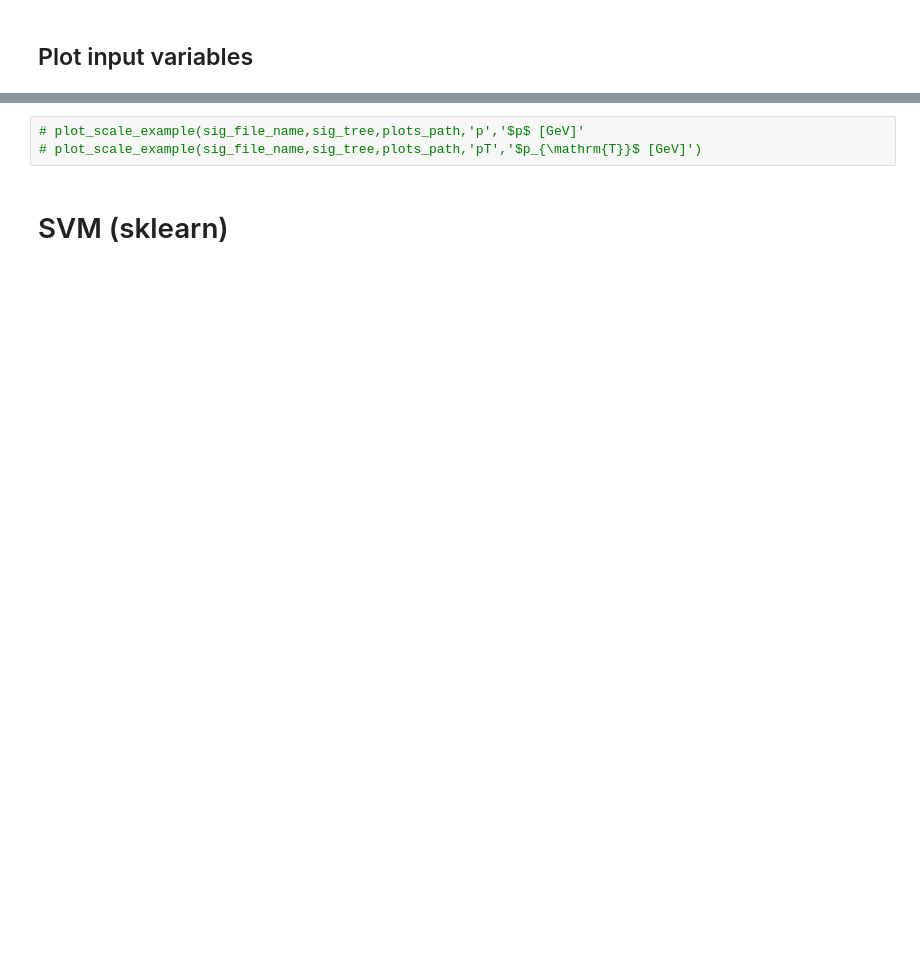
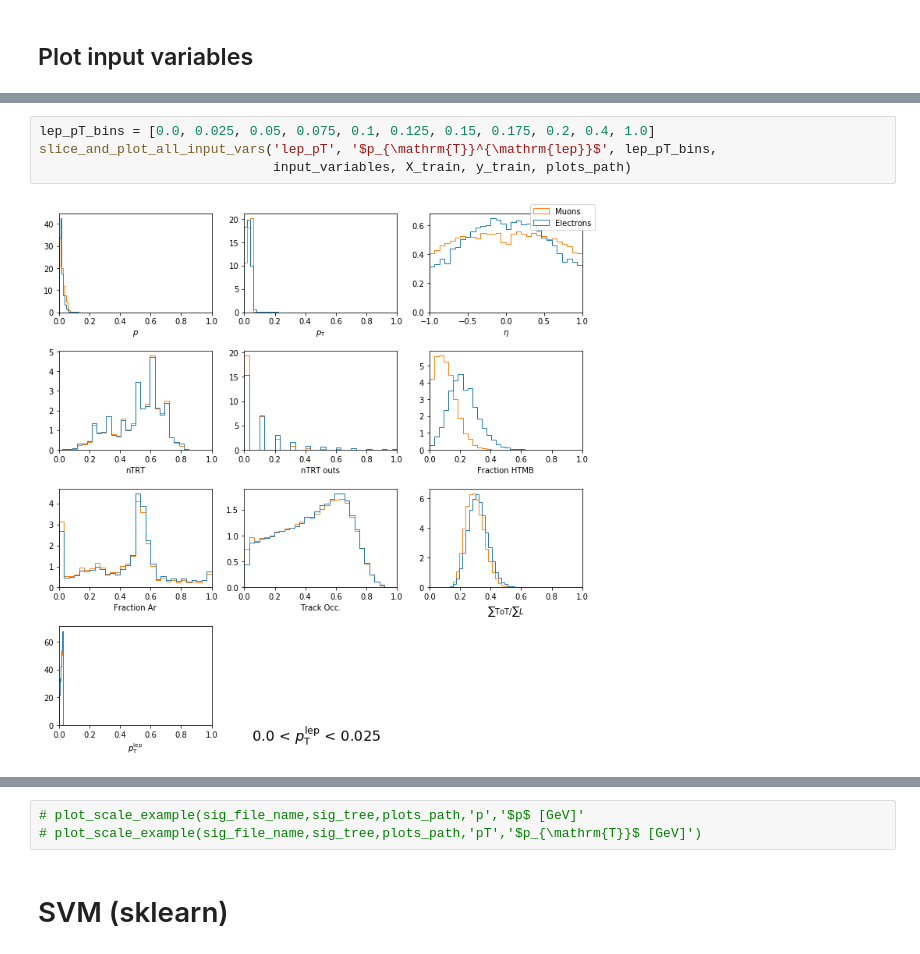
Before and after one commit to dukeatlas/trtmachana, a Jupyter notebook: mepland_notebooks/svm_nn.ipynb, the cells around one changed output, grey strips where cells are left out. Drawn from its saved outputs; the diff is of its cells as text; blank space fills up the shorter version.

```diff
--- a/mepland_notebooks/svm_nn.ipynb
+++ b/mepland_notebooks/svm_nn.ipynb
@@ -117,0 +130,6 @@ plot_all_input_vars(input_variables, X_train, Y_train, plots_path)
+# %%
+lep_pT_bins = [0.0, 0.025, 0.05, 0.075, 0.1, 0.125, 0.15, 0.175, 0.2, 0.4, 1.0]
+slice_and_plot_all_input_vars('lep_pT', '$p_{\mathrm{T}}^{\mathrm{lep}}$', lep_pT_bins,
+                              input_variables, X_train, y_train, plots_path)
+# %% [output]
+[figure, added]
```
Also changed, not shown: parts of 30 cells of this notebook, 1 other file.
